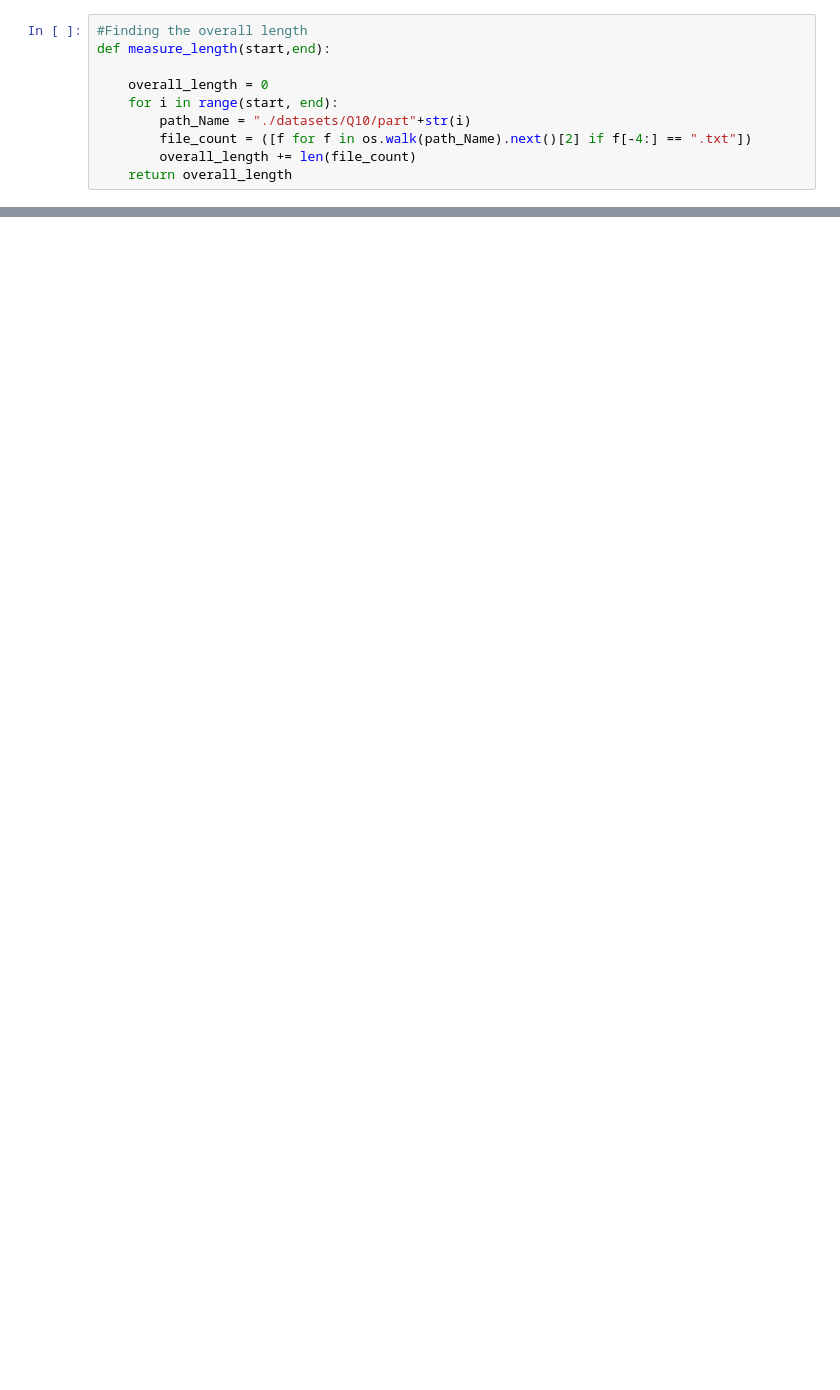
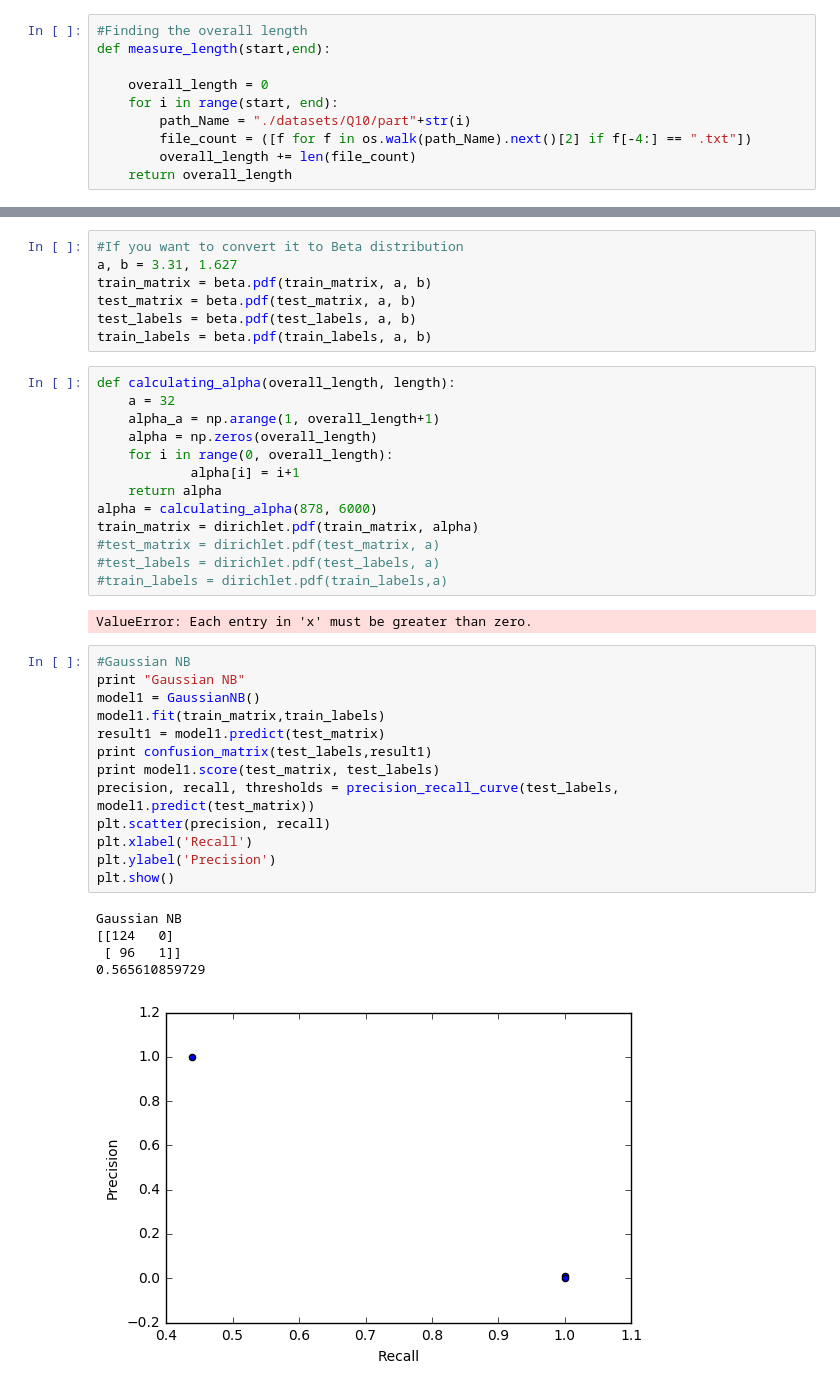
Before and after one commit to swathidhamo/ml-basics, a Jupyter notebook: Spam filter.ipynb, the cells around one changed output, grey strips where cells are left out. Cells and saved outputs as stored; diff of their text form; blank space fills up the shorter version.

```diff
--- a/Spam filter.ipynb
+++ b/Spam filter.ipynb
@@ -197,0 +142,41 @@ MultinomialNB(alpha=1.0, class_prior=None, fit_prior=True)
+# %%
+#If you want to convert it to Beta distribution
+a, b = 3.31, 1.627
+train_matrix = beta.pdf(train_matrix, a, b)
+test_matrix = beta.pdf(test_matrix, a, b)
+test_labels = beta.pdf(test_labels, a, b)
+train_labels = beta.pdf(train_labels, a, b)
+# %%
+def calculating_alpha(overall_length, length):
+    a = 32
+    alpha_a = np.arange(1, overall_length+1)
+    alpha = np.zeros(overall_length)
+    for i in range(0, overall_length):
+            alpha[i] = i+1
+    return alpha
+alpha = calculating_alpha(878, 6000)
+train_matrix = dirichlet.pdf(train_matrix, alpha)
+#test_matrix = dirichlet.pdf(test_matrix, a)
+#test_labels = dirichlet.pdf(test_labels, a)
+#train_labels = dirichlet.pdf(train_labels,a)
+# %% [output]
+ValueError: Each entry in 'x' must be greater than zero.
+# %%
+#Gaussian NB
+print "Gaussian NB"
+model1 = GaussianNB()
+model1.fit(train_matrix,train_labels)
+result1 = model1.predict(test_matrix)
+print confusion_matrix(test_labels,result1)
+print model1.score(test_matrix, test_labels)
+precision, recall, thresholds = precision_recall_curve(test_labels, model1.predict(test_matrix))
+plt.scatter(precision, recall)
+plt.xlabel('Recall')
+plt.ylabel('Precision')
+plt.show()
+# %% [output]
+Gaussian NB
+[[124   0]
+ [ 96   1]]
+0.565610859729
+[figure, added]
```
Also changed, not shown: parts of 13 cells of this notebook, 2 other files.
